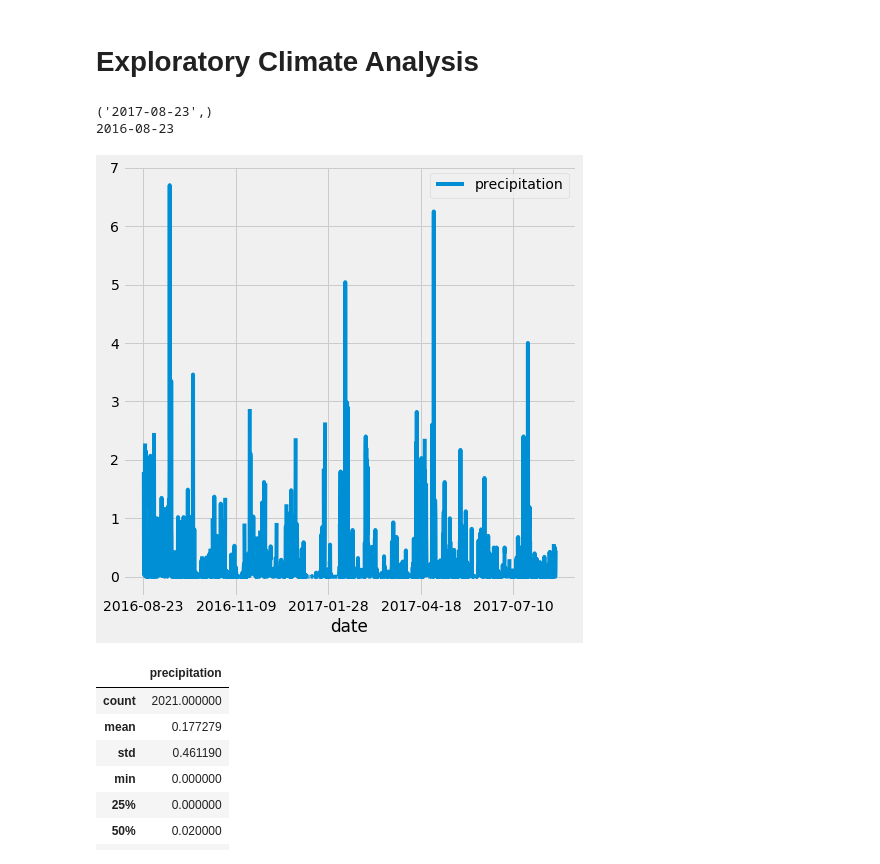
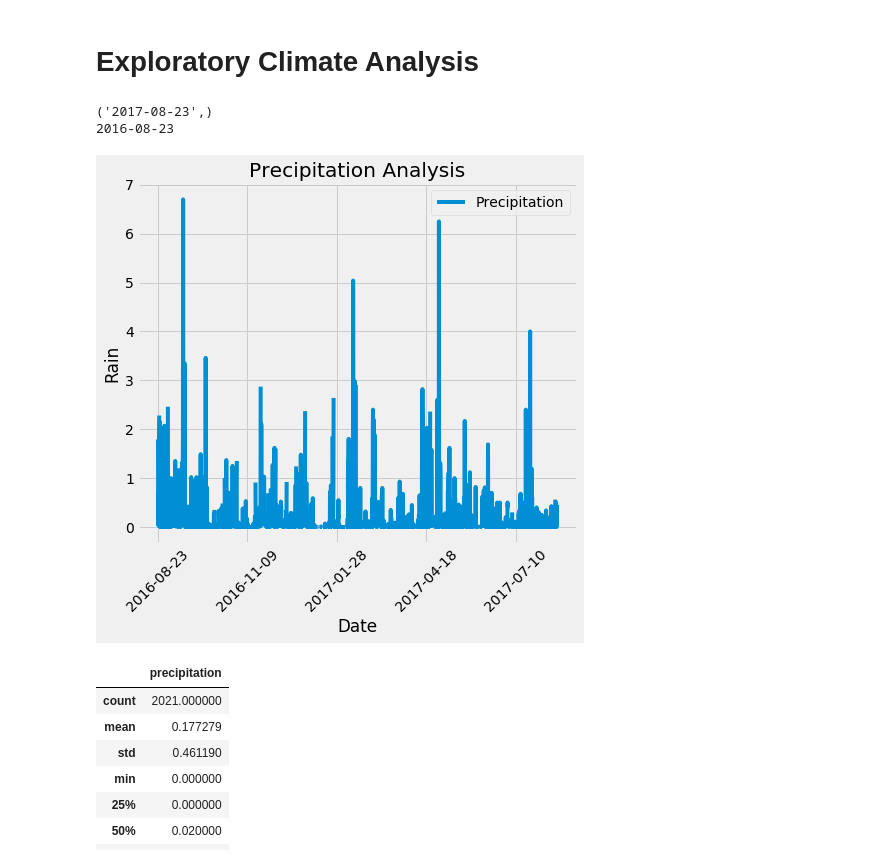
Before and after one commit to temidolan/SQL-Alchemy, a Jupyter notebook: Instructions/climate_starter.ipynb, the cells around one changed output. Cells and saved outputs as stored; diff of their text form; code cells hidden in the pictures.

```diff
--- a/Instructions/climate_starter.ipynb
+++ b/Instructions/climate_starter.ipynb
@@ -70,34 +62,40 @@ session= Session(engine)
 precipitation_date=session.query(measurement.date).order_by(measurement.date.desc()).first()
 print(precipitation_date)
 
 prev_year = dt.date(2017,8,23) - dt.timedelta(days= 365)
 print(prev_year)
 
 # Perform a query to retrieve the date and precipitation scores
 precipitation_dt= session.query(measurement.date, measurement.prcp).\
     filter(measurement.date >=prev_year).all()
 precipitation_dt
 
 # Save the query results as a Pandas DataFrame and set the index to the date column
 precipitation_df=pd.DataFrame(precipitation_dt,columns=["date","precipitation"])
 precipitation_df
 
 # Sort the dataframe by date
 precipitation_df= precipitation_df.sort_values(["date"],ascending= True)
 precipitation_df.set_index(["date"],inplace=True)
 precipitation_df
 
 
 # Use Pandas Plotting with Matplotlib to plot the data
 precipitation_df.plot(figsize=(7,7))
 plt.tight_layout()
+plt.xlabel("Date")
+plt.ylabel("Rain")
+plt.title("Precipitation Analysis")
+plt.legend(["Precipitation"])
+plt.xticks(rotation=45)
+plt.tight_layout()
 plt.show()
 
 #plt.savefig('Images/PrecipitationData.png')
 # %% [output]
 ('2017-08-23',)
 2016-08-23
-[figure, old version]
+[figure, new version]
 # %%
 # Use Pandas to calcualte the summary statistics for the precipitation data
 precipitation_df.describe()
```
Also changed, not shown: parts of 11 cells of this notebook.
